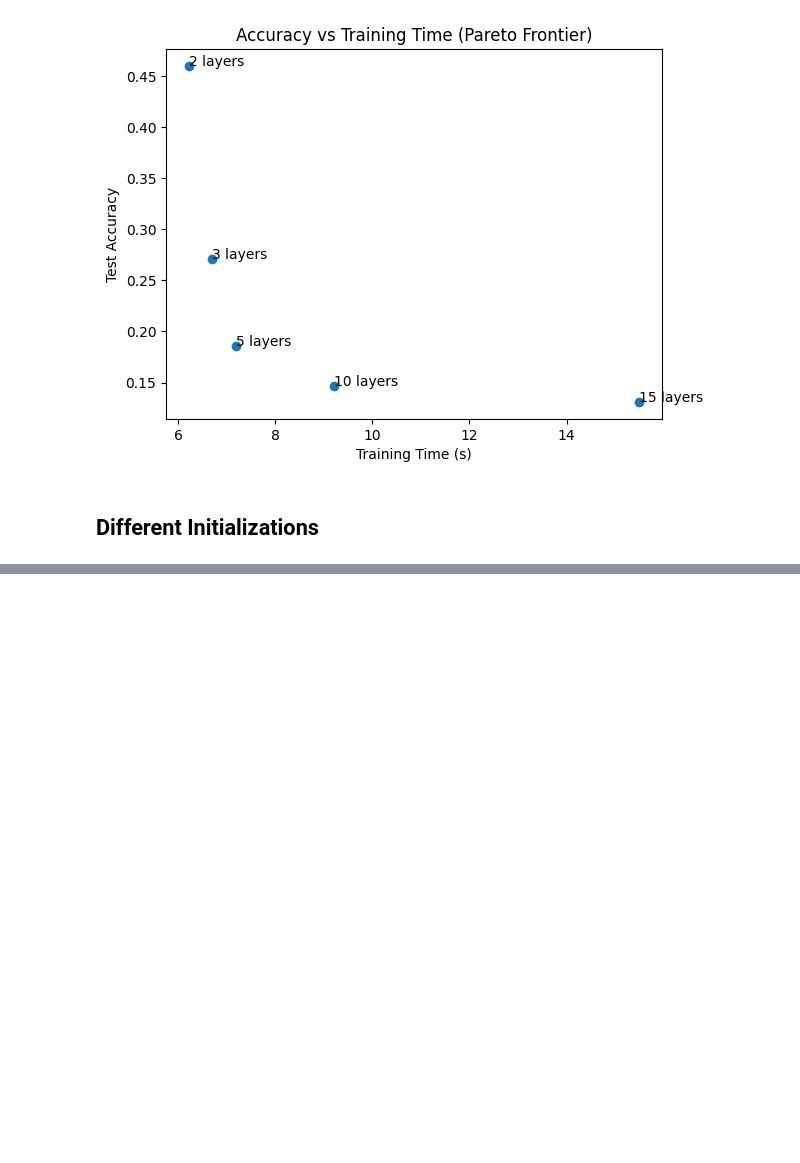
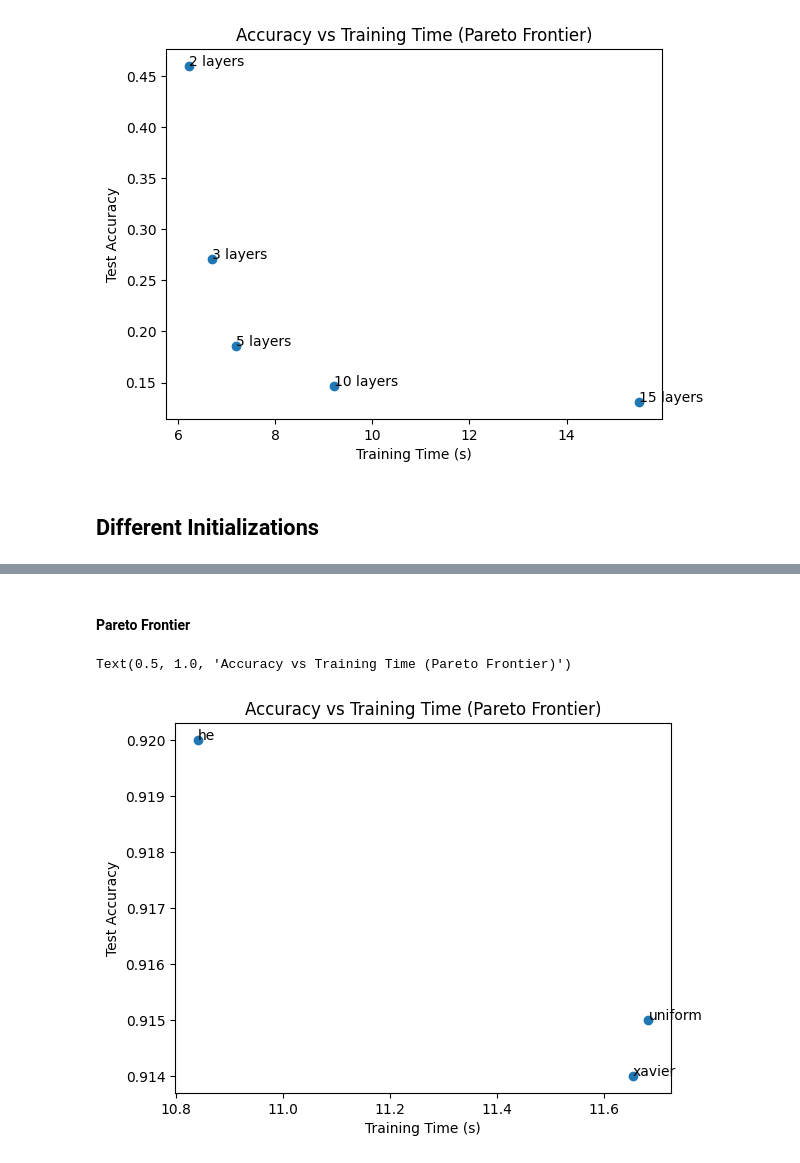
Before and after one commit to Featherless-bipod/variableMLP, a Jupyter notebook: src/main2.ipynb, the cells around one changed output, grey strips where cells are left out. Saved outputs shown, nothing was run; the diff lists cells and outputs as text; code cells hidden in the pictures; blank space fills up the shorter version.

```diff
--- a/src/main2.ipynb
+++ b/src/main2.ipynb
@@ -248,0 +305,14 @@ KeyboardInterrupt:
+# %% [markdown]
+#### Pareto Frontier
+# %%
+plt.scatter(Itotal_times, Itest_accs)
+for i, I in enumerate(initialization_function):
+    plt.text(Itotal_times[i],Itest_accs[i], f"{I}")
+
+
+plt.xlabel("Training Time (s)")
+plt.ylabel("Test Accuracy")
+plt.title("Accuracy vs Training Time (Pareto Frontier)")
+# %% [output]
+Text(0.5, 1.0, 'Accuracy vs Training Time (Pareto Frontier)')
+[figure, added]
```
Also changed, not shown: parts of 5 cells of this notebook.
